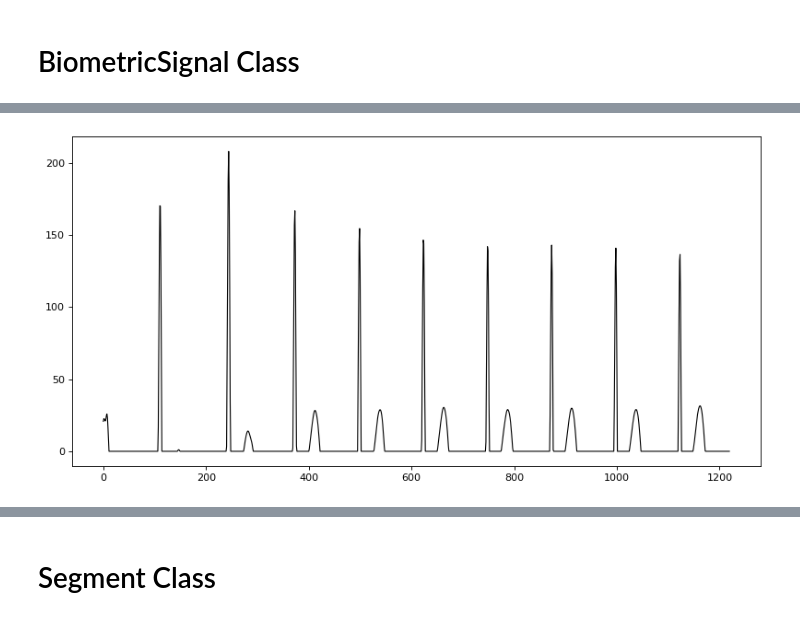
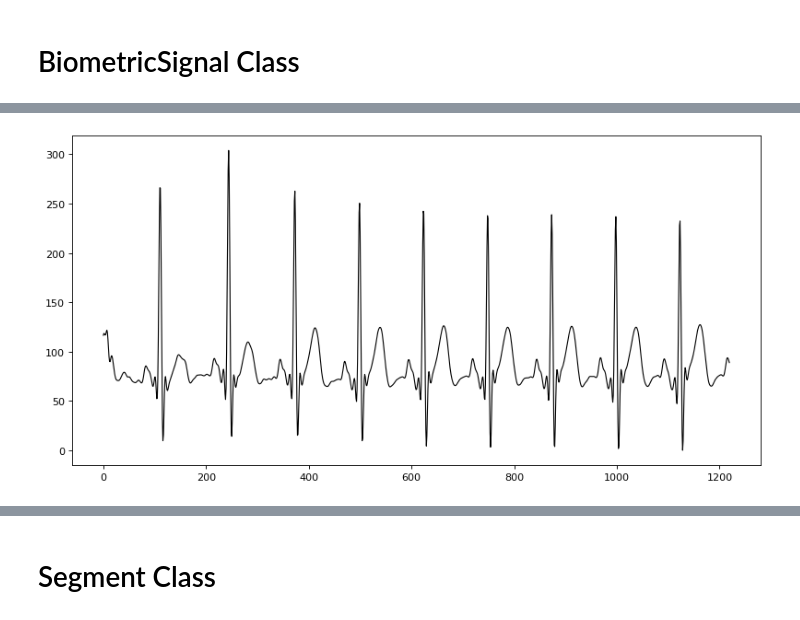
Before and after one commit to Gr-Anderson/FYP, a Jupyter notebook: FYP_code.ipynb, the cells around one changed output, grey strips where cells are left out. Cells and saved outputs as stored; diff of their text form; code cells hidden in the pictures.

Commit message:
refactor temp match

```diff
--- a/FYP_code.ipynb
+++ b/FYP_code.ipynb
@@ -60,6 +60,7 @@ class BiometricSignal:
         self.captured_ecg = []
         self.filtered_signal = np.ndarray([])
         self.amended_signal = np.ndarray([])
+        self.standardised_signal = np.ndarray([])
         self.r_peaks = ()
 
 
@@ -166,6 +167,13 @@ class BiometricSignal:
         self.amended_signal = self.filtered_signal[start:end]
         return self.amended_signal
 
+    def standardise_signal(self):
+
+        for i in range(0, len(self.amended_signal)):
+            self.standardised_signal = np.append (self.standardised_signal, self.amended_signal[i] - min(self.amended_signal))
+
+        return self.standardised_signal
+
     def find_r_peaks(self, threshold = 400):
         r"""Finds the R-peaks in an amended signal
 
@@ -212,7 +220,8 @@ biosig = BiometricSignal()
 biosig.filter_captured_signal()
 biosig.amend_signal()
 biosig.find_r_peaks()
-# print(biosig.filter_captured_signal)
+biosig.standardise_signal()
+print(type(biosig.standardised_signal))
 # TEST_filtered_signal = TEST_signal.filter_captured_signal()
 # TEST_amended_signal = TEST_signal.amend_signal()
 # TEST_r_peaks = TEST_signal.find_r_peaks()
@@ -220,10 +229,10 @@ biosig.find_r_peaks()
 # serial_data = serial.Serial("/dev/ttyACM2", 9600)
 # print(type(TEST_r_peaks))
 # help(BiometricSignal)
-# plt.figure(num=None, figsize=(10, 5), dpi=80, facecolor="w", edgecolor="k")
-# plt.plot(TEST_amended_signal, color="#000000", linewidth=1)
+plt.figure(num=None, figsize=(10, 5), dpi=80, facecolor="w", edgecolor="k")
+plt.plot(biosig.standardised_signal, color="#000000", linewidth=1)
 # plt.axis('off')
 # plt.savefig("project_presentation.png", dpi=150, quality=100, bbox_inches='tight')
-# plt.tight_layout()
-# plt.show()
+plt.tight_layout()
+plt.show()
 # %% [output]
@@ -231,44 +243,48 @@ biosig.find_r_peaks()
 # %%
 no_of_rows = biosig.amended_signal.shape[0]
-line_numbers = []
-theVoltage = []
+
 # threshold = 400
 test = [1, 2, 3]
-average = (sum(biosig.amended_signal)/len(biosig.amended_signal))
+average = (sum(biosig.amended_signal)/len(biosig.amended_signal)) + 50
 temp_list = []
+running_average = []
+
+
+
+# for i in biosig.amended_signal:
+#     if (i-average) < 0:
+#         temp_list.append(0)
+#     else:
+#         temp_list.append(i-average)
+
+
+# print(type(arr))
+# arr = np.asarray(temp_list)
+# numerator, denominator = signal.butter(4, 0.25, analog=False)
+# filtered_signal = signal.filtfilt(numerator, denominator, arr)
+
+# r_peaks = argrelextrema(arr, np.greater, order=1)
+# for i in range(0, len(biosig.amended_signal)):
+#     if i == 0:
+#         running_average.append(average)
+#     else:
+#         ave = sum(biosig.amended_signal[0:i])/(i)
+#         running_average.append(ave)
 
 for i in biosig.amended_signal:
-    if (i-average) < 0:
-        temp_list.append(0)
-    else:
-        temp_list.append(i-average)
+    temp_list.append(i ** 2)
 
-
-average2 = (sum(temp_list)/len(temp_list))
-temp_list2 = []
-for i in temp_list:
-    if (i-average2) < 0:
-        temp_list2.append(0)
-    else:
-        temp_list2.append(i-average2)
-
-arr = np.asarray(temp_list)
-
-# ecg_plot = np.concatenate((theVoltage, line_numbers))
-# print(type(arr))
-
-numerator, denominator = signal.butter(1, 0.25, analog=False)
-
-filtered_signal = signal.filtfilt(numerator, denominator, arr)
-
-r_peaks = argrelextrema(arr, np.greater, order=1)
+stan_rev_sig_ff = []
+for i in biosig.amended_signal:
+    stan_rev_sig_ff.append(i - min(biosig.amended_signal))
 
 plt.figure(num=None, figsize=(10, 5), dpi=80, facecolor="w", edgecolor="k")
-plt.plot(temp_list2, color="#000000", linewidth=1)
+plt.plot( stan_rev_sig_ff, color="#000000", linewidth=1)
 # plt.axis('off')
 # plt.savefig("project_presentation.png", dpi=150, quality=100, bbox_inches='tight')
 plt.tight_layout()
 plt.show()
-# print(r_peaks)
+
+# running_average
 # %% [output]
-[figure, old version]
+[figure, new version]
```
Also changed, not shown: parts of 5 cells of this notebook, 2 other files.
